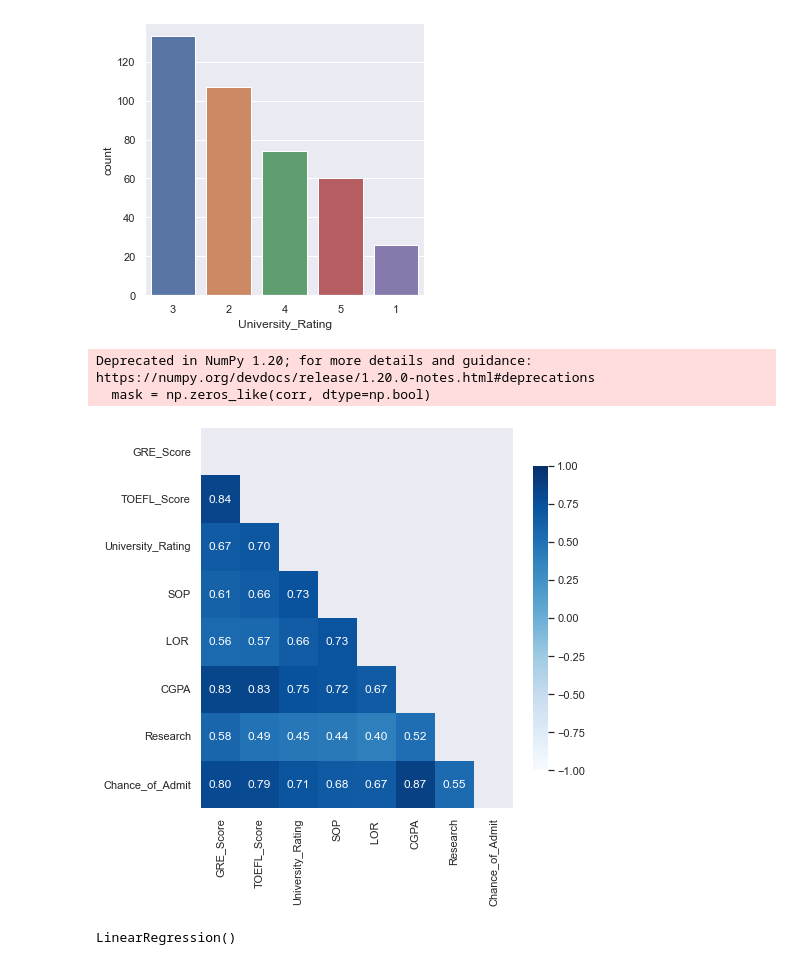
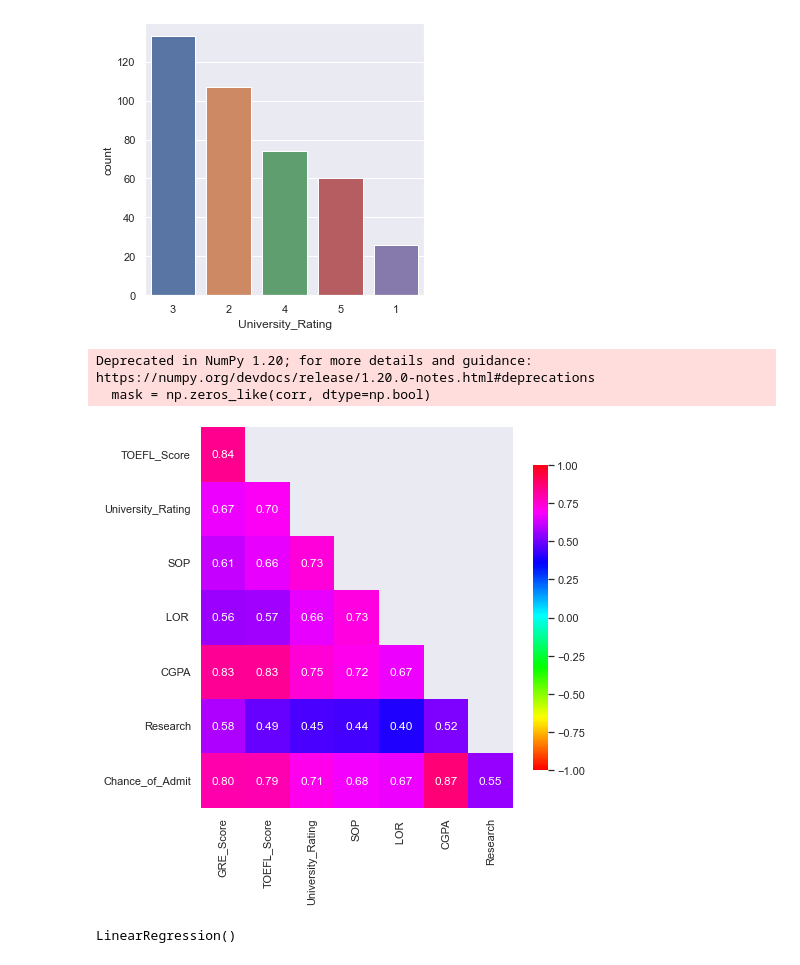
Before and after one commit to abbylmm/DS_Uncut, a Jupyter notebook: admission.ipynb, the cells around one changed output. Drawn from its saved outputs; the diff is of its cells as text; code cells hidden in the pictures.

```diff
--- a/admission.ipynb
+++ b/admission.ipynb
@@ -83,15 +83,20 @@ fb = sns.countplot(x='University_Rating', data=df2, order=df2['University_Rating
 [figure]
 # %%
 fig, ax = plt.subplots(figsize=(7, 7))
+
 corr = df2.corr()
 mask = np.zeros_like(corr, dtype=np.bool)
 mask[np.triu_indices_from(mask)]=True
-sns.heatmap(corr, mask=mask, annot=True, fmt=".2f", cmap="Blues", vmin=-1, vmax=1, cbar_kws={"shrink": .8})
+
+mask = mask[1:, :-1]
+corr = corr.iloc[1:,:-1].copy()
+
+sns.heatmap(corr, mask=mask, annot=True, fmt=".2f", cmap="hsv", vmin=-1, vmax=1, cbar_kws={"shrink": .8})
 plt.show()
 # %% [output]
 Deprecated in NumPy 1.20; for more details and guidance: https://numpy.org/devdocs/release/1.20.0-notes.html#deprecations
   mask = np.zeros_like(corr, dtype=np.bool)
-[figure, old version]
+[figure, new version]
 # %%
 features = ['GRE_Score', 'TOEFL_Score', 'CGPA', 'Research', 'University_Rating']
 
```
Also changed, not shown: parts of 3 cells of this notebook.
